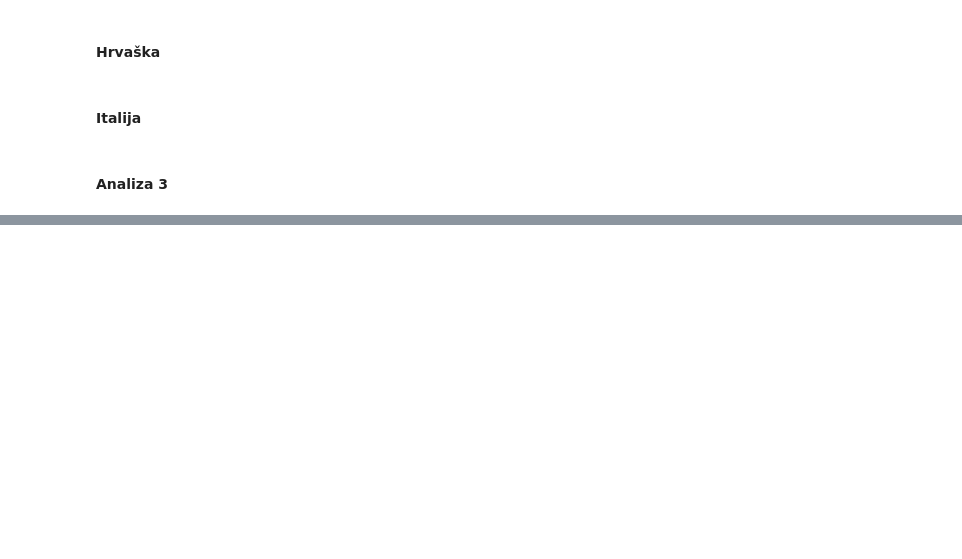
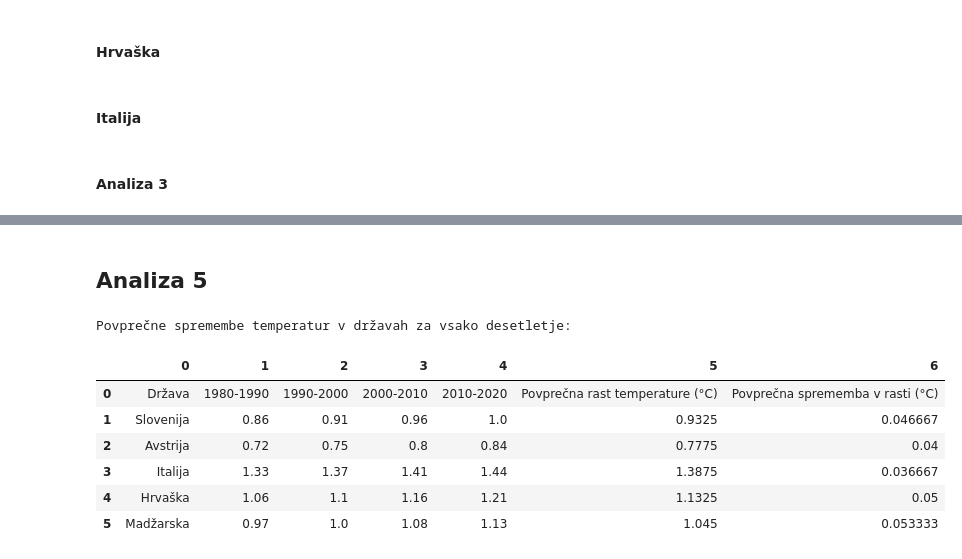
Before and after one commit to hackecTim/PR24-ZM-TPZ-NC, a Jupyter notebook: obdelava.ipynb, the cells around one changed output, grey strips where cells are left out. Cells and saved outputs as stored; diff of their text form; code cells hidden in the pictures; blank space fills up the shorter version.

```diff
--- a/obdelava.ipynb
+++ b/obdelava.ipynb
@@ -484,0 +569,80 @@ Povprečne temperature v državah za vsak mesec in letni čas:
+# %% [markdown]
+## Analiza 5
+# %%
+#averageOfDecade('SI', False)
+#averageOfDecade('AT', False)
+#averageOfDecade('IT', False)
+#averageOfDecade('HR', False)
+#averageOfDecade('HU', False)
+drzave = ['Slovenija', 'Avstrija', 'Italija', 'Hrvaška', 'Madžarska']
+table = np.zeros((6, 7), dtype=object)
+table[0][0] = 'Država'
+table[1][0] = "Slovenija"
+table[2][0] = 'Avstrija'
+table[3][0] = 'Italija'
+table[4][0] = 'Hrvaška'
+table[5][0] = 'Madžarska'
+table[0][1] = '1980-1990'
+table[0][2] = '1990-2000'
+table[0][3] = '2000-2010'
+table[0][4] = '2010-2020'
+table[0][5] = 'Povprečna rast temperature (°C)'
+table[0][6] = 'Povprečna sprememba v rasti (°C)'
+
+
+def averageGrowthDecade(list):
+   return (list[0] + list[1] + list[2] +list[3])/4
+
+def averageGrowthDiviationDecade(list):
+    return ((list[1] - list[0])+(list[2] - list[1])+(list[3] - list[2]))/3
+
+table[1][5] = averageGrowthDecade(averageOfDecade('SI', False))
+table[2][5] = averageGrowthDecade(averageOfDecade('AT', False))
+table[3][5] = averageGrowthDecade(averageOfDecade('IT', False))
+table[4][5] = averageGrowthDecade(averageOfDecade('HR', False))
+table[5][5] = averageGrowthDecade(averageOfDecade('HU', False))
+
+table[1][6] = averageGrowthDiviationDecade(averageOfDecade('SI', False))
+table[2][6] = averageGrowthDiviationDecade(averageOfDecade('AT', False))
+table[3][6] = averageGrowthDiviationDecade(averageOfDecade('IT', False))
+table[4][6] = averageGrowthDiviationDecade(averageOfDecade('HR', False))
+table[5][6] = averageGrowthDiviationDecade(averageOfDecade('HU', False))
+
+
+
+#values_array = np.array(list(np.mean(averageTemperatureAll('SI'))))
+
+print()
+i=1
+for t in averageOfDecade('SI', False):
+    table[1][i] = t
+    i = i+1
+i=1
+for t in averageOfDecade('AT', False):
+    table[2][i] = t
+    i = i+1
+i=1
+for t in averageOfDecade('IT', False):
+    table[3][i] = t
+    i = i+1
+i=1
+for t in averageOfDecade('HR', False):
+    table[4][i] = t
+    i = i+1
+i=1
+for t in averageOfDecade('HU', False):
+    table[5][i] = t
+    i = i+1
+
+df2 = pd.DataFrame(table)
+print("Povprečne spremembe temperatur v državah za vsako desetletje:")
+df2
+# %% [output]
+Povprečne spremembe temperatur v državah za vsako desetletje:
+|  | 0 | 1 | 2 | 3 | 4 | 5 | 6 |
+| 0 | Država | 1980-1990 | 1990-2000 | 2000-2010 | 2010-2020 | Povprečna rast temperature (°C) | Povprečna sprememba v rasti (°C) |
+| 1 | Slovenija | 0.86 | 0.91 | 0.96 | 1.0 | 0.9325 | 0.046667 |
+| 2 | Avstrija | 0.72 | 0.75 | 0.8 | 0.84 | 0.7775 | 0.04 |
+| 3 | Italija | 1.33 | 1.37 | 1.41 | 1.44 | 1.3875 | 0.036667 |
+| 4 | Hrvaška | 1.06 | 1.1 | 1.16 | 1.21 | 1.1325 | 0.05 |
+| 5 | Madžarska | 0.97 | 1.0 | 1.08 | 1.13 | 1.045 | 0.053333 |
```
Also changed, not shown: parts of 11 cells of this notebook.
